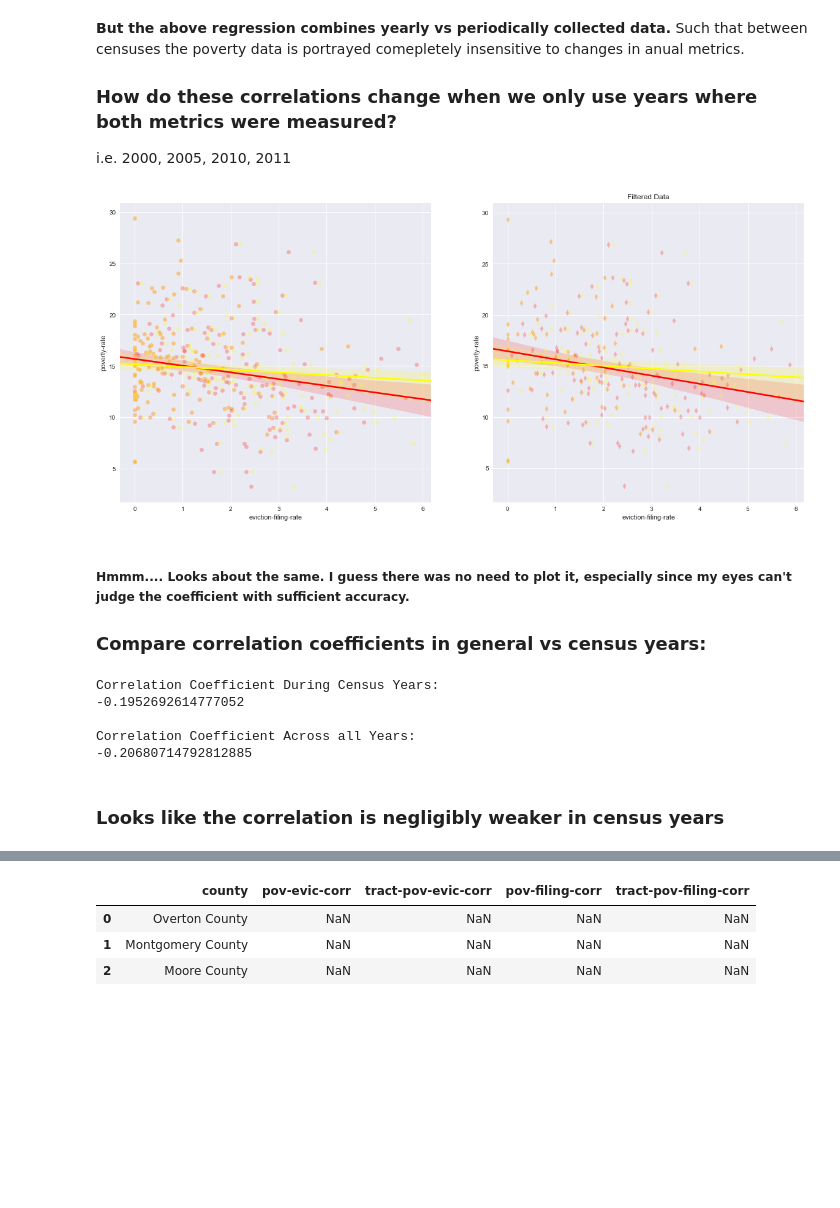
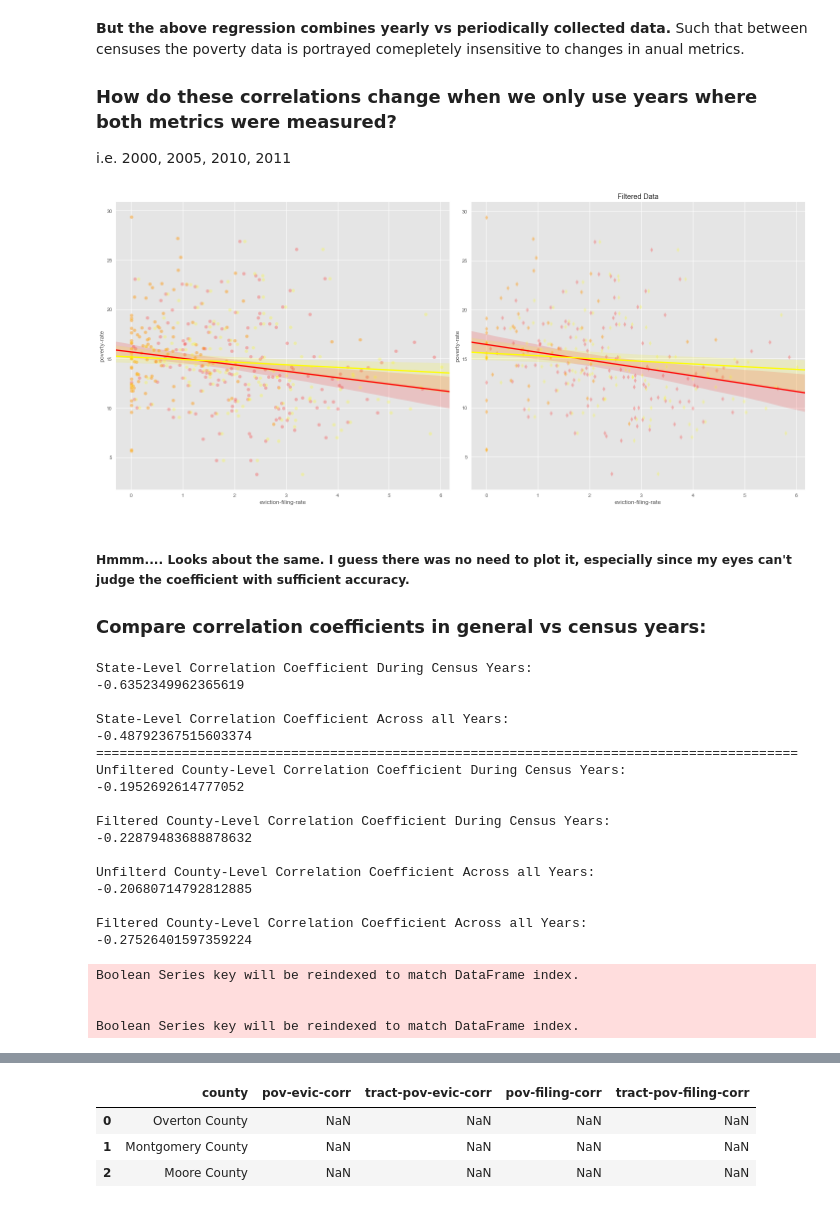
Before and after one commit to paulo-g-martinez/eviction-lab-tn-nss-capstone, a Jupyter notebook: regression-analysis-with-corrected-flags.ipynb, the cells around one changed output, grey strips where cells are left out. Cells and saved outputs as stored; diff of their text form; code cells hidden in the pictures; blank space fills up the shorter version.

```diff
--- a/regression-analysis-with-corrected-flags.ipynb
+++ b/regression-analysis-with-corrected-flags.ipynb
@@ -569,8 +665,6 @@ plt.show()
 **But the above regression combines yearly vs periodically collected data.** Such that between censuses the poverty data is portrayed comepletely insensitive to changes in anual metrics.
 ### How do these correlations change when we only use years where both metrics were measured?
 i.e. 2000, 2005, 2010, 2011
-# %%
-census_years = [y in [2000, 2005, 2010, 2011] for y in counties_evicts_df['year']]
 # %%
 f, (ax1, ax2) = plt.subplots(1, 2, sharey = False, figsize = (20, 9))
 
@@ -582,52 +676,88 @@ sns.regplot(y = counties_evicts_df[census_years]['poverty-rate'],
                                             'edgecolors':'white',
                                            'linewidths':'.5'},
            ax = ax1)
 sns.regplot(x = counties_evicts_df[census_years]['eviction-filing-rate'],
            y = counties_evicts_df[census_years]['poverty-rate'],
            robust = True,
            color = 'yellow', marker = 'o', scatter_kws = {'alpha': '.25',
                                                          'edgecolors': 'white',
                                                          'linewidths': '.5'},
             line_kws = {'linestyle':'-'},
            ax = ax1)
 # add filtered regression to axis 2
 sns.regplot(y = counties_evicts_df[census_years]['poverty-rate'][counties_evicts_df['low-flag'] == 0],
            x = counties_evicts_df[census_years]['eviction-rate'][counties_evicts_df['low-flag'] == 0],
             robust = True,
            color = 'red', marker = 'd', scatter_kws = {'alpha':'.25',
                                             'edgecolors':'white',
                                            'linewidths':'.5'},
            ax = ax2)
 sns.regplot(x = counties_evicts_df[census_years]['eviction-filing-rate'][counties_evicts_df['low-flag'] == 0],
            y = counties_evicts_df[census_years]['poverty-rate'][counties_evicts_df['low-flag'] == 0],
            robust = True,
            color = 'yellow', marker = 'd', scatter_kws = {'alpha': '.25',
                                                          'edgecolors': 'white',
                                                          'linewidths': '.5'},
             line_kws = {'linestyle':'-'},
            ax = ax2)
 plt.title('Filtered Data')
-
+f.tight_layout()
 plt.show()
 # %% [output]
-[figure, old version]
+[figure, new version]
 # %% [markdown]
 ##### Hmmm.... Looks about the same. I guess there was no need to plot it, especially since my eyes can't judge the coefficient with sufficient accuracy.
 ### Compare correlation coefficients in general vs census years:
-# %%
-print('Correlation Coefficient During Census Years:')
-print(np.corrcoef(x = counties_evicts_df[census_years].dropna()['eviction-rate'],
-           y = counties_evicts_df[census_years].dropna()['poverty-rate'])[0][1])
-print("")
-print('Correlation Coefficient Across all Years:')
-print(np.corrcoef(x = counties_evicts_df.dropna()['eviction-rate'],
-           y = counties_evicts_df.dropna()['poverty-rate'])[0][1])
-print('')
-# %% [output]
-Correlation Coefficient During Census Years:
--0.1952692614777052
-
-Correlation Coefficient Across all Years:
--0.20680714792812885
-# %% [markdown]
-### Looks like the correlation is negligibly weaker in census years
+# %%
+print('State-Level Correlation Coefficient During Census Years:')
+print(np.corrcoef(x = tn_state_df[tn_census_years].dropna()['eviction-rate'],
+           y = tn_state_df[tn_census_years].dropna()['poverty-rate'])[0][1])
+print("")
+print('State-Level Correlation Coefficient Across all Years:')
+print(np.corrcoef(x = tn_state_df.dropna()['eviction-rate'],
+           y = tn_state_df.dropna()['poverty-rate'])[0][1])
+print('==='*30)
+
+print('Unfiltered County-Level Correlation Coefficient During Census Years:')
+print(np.corrcoef(x = counties_evicts_df[census_years].dropna()['eviction-rate'],
+           y = counties_evicts_df[census_years].dropna()['poverty-rate'])[0][1])
+print("")
+
+print('Filtered County-Level Correlation Coefficient During Census Years:')
+print(np.corrcoef(x = counties_evicts_df[census_years
+                                        ][counties_evicts_df['low-flag'] == 0
+                                         ].dropna()['eviction-rate'],
+           y = counties_evicts_df[census_years
+                                 ][counties_evicts_df['low-flag'] == 0
+                                  ].dropna()['poverty-rate'])[0][1])
+print("")
+print('Unfilterd County-Level Correlation Coefficient Across all Years:')
+print(np.corrcoef(x = counties_evicts_df.dropna()['eviction-rate'],
+           y = counties_evicts_df.dropna()['poverty-rate'])[0][1])
+print('')
+print('Filtered County-Level Correlation Coefficient Across all Years:')
+print(np.corrcoef(x = counties_evicts_df[counties_evicts_df['low-flag'] == 0].dropna()['eviction-rate'],
+           y = counties_evicts_df[counties_evicts_df['low-flag'] == 0].dropna()['poverty-rate'])[0][1])
+print('')
+# %% [output]
+State-Level Correlation Coefficient During Census Years:
+-0.6352349962365619
+
+State-Level Correlation Coefficient Across all Years:
+-0.48792367515603374
+==========================================================================================
+Unfiltered County-Level Correlation Coefficient During Census Years:
+-0.1952692614777052
+
+Filtered County-Level Correlation Coefficient During Census Years:
+-0.22879483688878632
+
+Unfilterd County-Level Correlation Coefficient Across all Years:
+-0.20680714792812885
+
+Filtered County-Level Correlation Coefficient Across all Years:
+-0.27526401597359224
+Boolean Series key will be reindexed to match DataFrame index.
+
+
+Boolean Series key will be reindexed to match DataFrame index.
```
Also changed, not shown: parts of 43 cells of this notebook.
